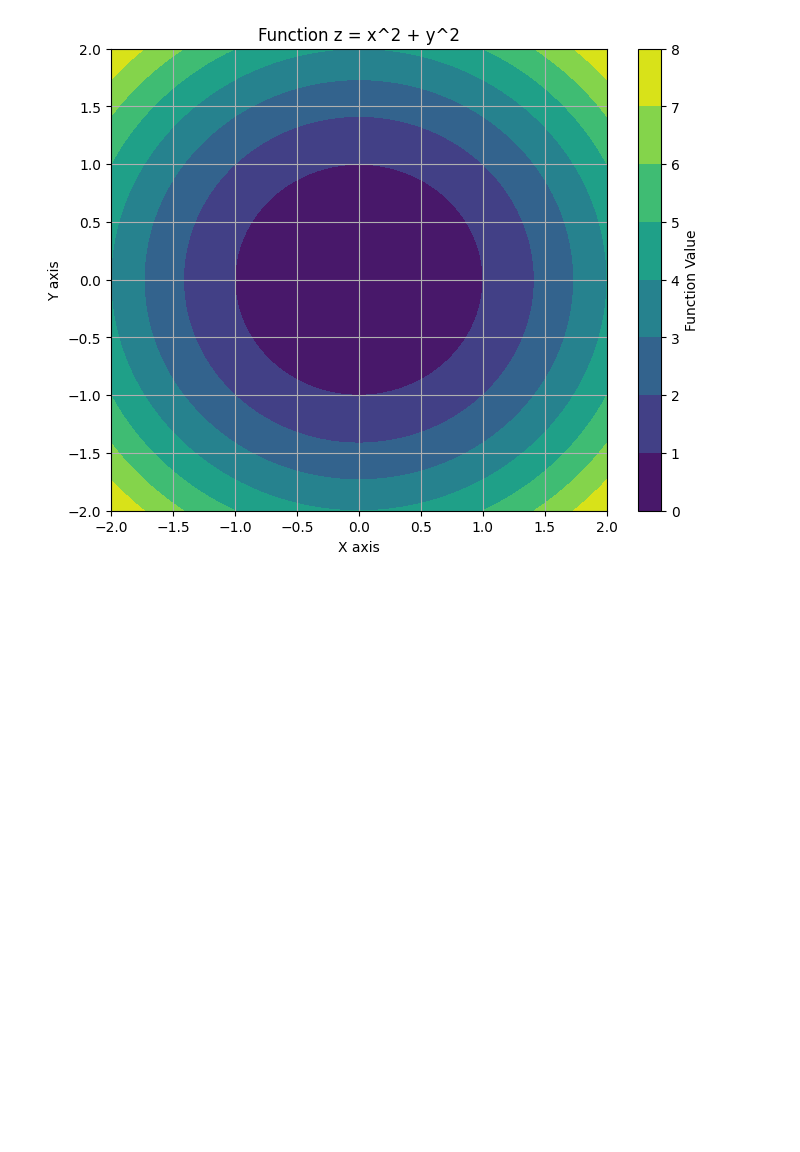
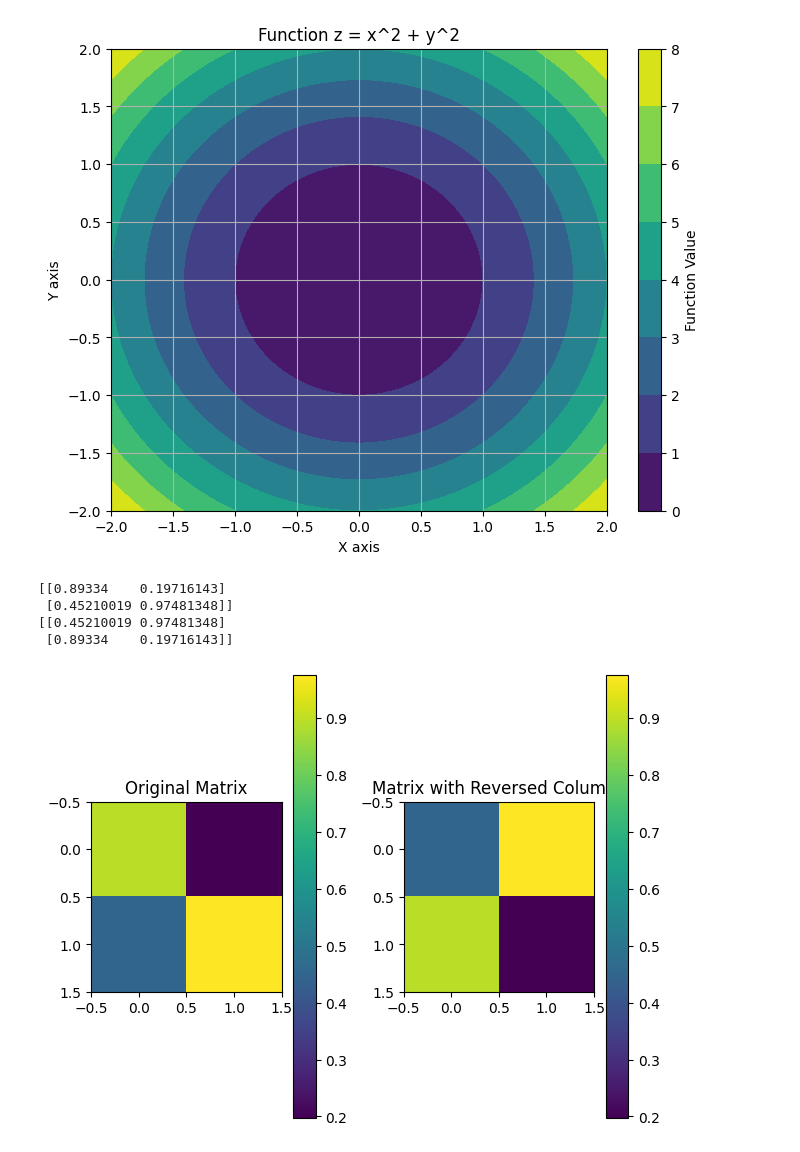
Before and after one commit to AbdulrahmanYasser95/Physics-Courses, a Jupyter notebook: Methods of Computational Physics/Partial Differential Equations/Partial_differential_equations.ipynb, the cells around one changed output. Saved outputs shown, nothing was run; the diff lists cells and outputs as text; code cells hidden in the pictures; blank space fills up the shorter version.

```diff
--- a/Methods of Computational Physics/Partial Differential Equations/Partial_differential_equations.ipynb
+++ b/Methods of Computational Physics/Partial Differential Equations/Partial_differential_equations.ipynb
@@ -2431,3 +2421,36 @@ plt.grid(True)
 plt.show()
 # %% [output]
 [figure]
+# %%
+import matplotlib.pyplot as plt
+import numpy as np
+
+# Create a random matrix (5x5 for example)
+matrix = np.random.rand(2, 2)
+print(matrix)
+
+# Reverse the columns of the matrix
+reversed_matrix = np.flip(matrix, axis=0)
+print(reversed_matrix)
+
+
+# Plotting the original matrix as a heatmap
+plt.subplot(1, 2, 1)
+plt.imshow(matrix, cmap='viridis', interpolation='nearest')
+plt.colorbar()
+plt.title('Original Matrix')
+
+# Plotting the matrix with reversed columns as a heatmap
+plt.subplot(1, 2, 2)
+plt.imshow(reversed_matrix, cmap='viridis', interpolation='nearest')
+plt.colorbar()
+plt.title('Matrix with Reversed Columns')
+
+plt.tight_layout()
+plt.show()
+# %% [output]
+[[0.89334    0.19716143]
+ [0.45210019 0.97481348]]
+[[0.45210019 0.97481348]
+ [0.89334    0.19716143]]
+[figure, added]
```
Also changed, not shown: parts of 1 cell of this notebook.
